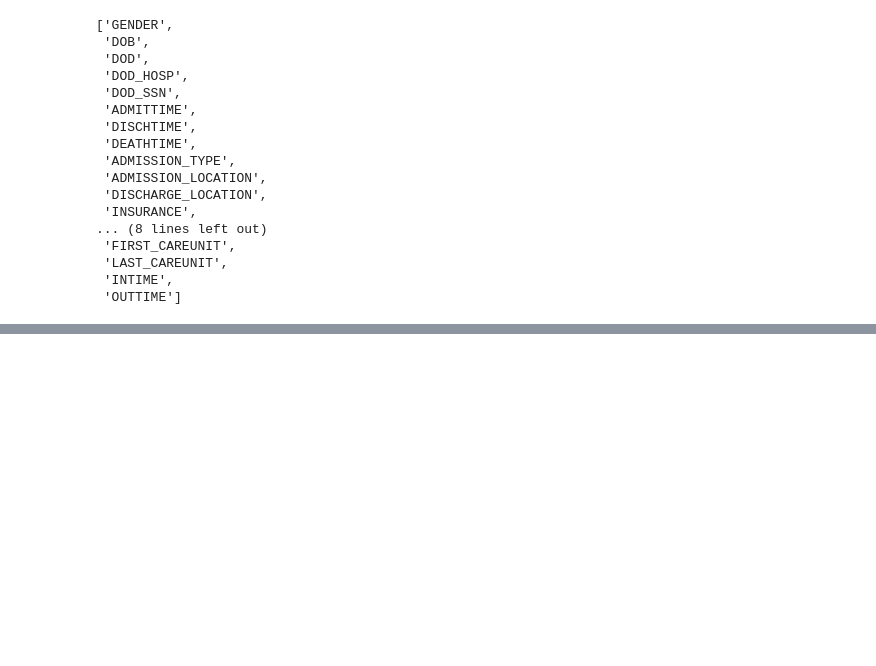
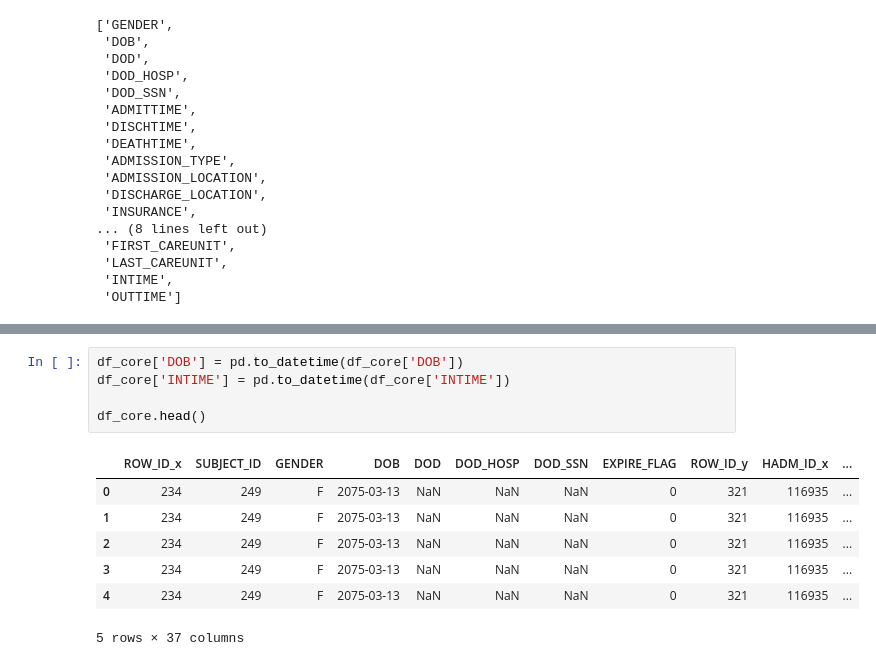
Before and after one commit to Francesinhas/mimic3-length-of-stay-prediction, a Jupyter notebook: ExploratoryDataAnalysis.ipynb, the cells around one changed output, grey strips where cells are left out. Cells and saved outputs as stored; diff of their text form; blank space fills up the shorter version.

```diff
--- a/ExploratoryDataAnalysis.ipynb
+++ b/ExploratoryDataAnalysis.ipynb
@@ -160,0 +167,13 @@ SelectKBest does not accept missing values encoded as NaN natively. For supervis
+# %%
+df_core['DOB'] = pd.to_datetime(df_core['DOB'])
+df_core['INTIME'] = pd.to_datetime(df_core['INTIME'])
+
+df_core.head()
+# %% [output]
+|  | ROW_ID_x | SUBJECT_ID | GENDER | DOB | DOD | DOD_HOSP | DOD_SSN | EXPIRE_FLAG | ROW_ID_y | HADM_ID_x | ... |
+| 0 | 234 | 249 | F | 2075-03-13 | NaN | NaN | NaN | 0 | 321 | 116935 | ... |
+| 1 | 234 | 249 | F | 2075-03-13 | NaN | NaN | NaN | 0 | 321 | 116935 | ... |
+| 2 | 234 | 249 | F | 2075-03-13 | NaN | NaN | NaN | 0 | 321 | 116935 | ... |
+| 3 | 234 | 249 | F | 2075-03-13 | NaN | NaN | NaN | 0 | 321 | 116935 | ... |
+| 4 | 234 | 249 | F | 2075-03-13 | NaN | NaN | NaN | 0 | 321 | 116935 | ... |
+5 rows × 37 columns
```
Also changed, not shown: parts of 5 cells of this notebook.
